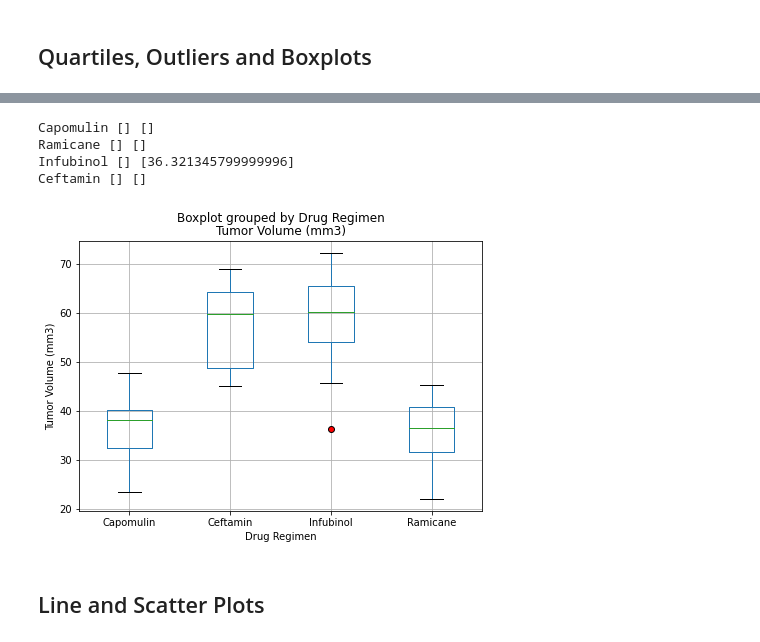
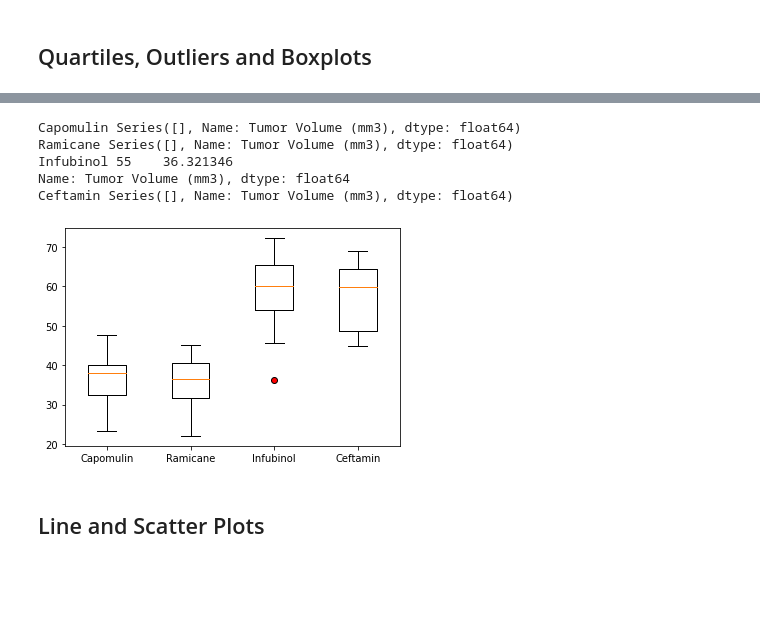
Before and after one commit to jdstrode/Matplotlib-Challenge, a Jupyter notebook: Pymaceuticals/pymaceuticals.ipynb, the cells around one changed output, grey strips where cells are left out. Saved outputs shown, nothing was run; the diff lists cells and outputs as text; code cells hidden in the pictures; blank space fills up the shorter version.

Commit message:
fixed for loop into list instead of dictionary so could plot boxplot differently, added scattergram

```diff
--- a/Pymaceuticals/pymaceuticals.ipynb
+++ b/Pymaceuticals/pymaceuticals.ipynb
@@ -332,36 +346,75 @@ for drug in sample_drugs:
 # %%
-for key, value in tumor_volumes.items():
+# for key, value in tumor_volumes.items():
 
-    quartiles = value.quantile([.25,.5,.75])
-    lowerq = quartiles[0.25]
-    upperq = quartiles[0.75]
-    iqr = upperq-lowerq
+#     quartiles = value.quantile([.25,.5,.75])
+#     lowerq = quartiles[0.25]
+#     upperq = quartiles[0.75]
+#     iqr = upperq-lowerq
 
-    lower_bound = lowerq - (1.5*iqr)
-    upper_bound = upperq + (1.5*iqr)
+#     lower_bound = lowerq - (1.5*iqr)
+#     upper_bound = upperq + (1.5*iqr)
 
-    lower_outliers = [v for v in value.tolist() if v < lower_bound]
-    upper_outliers = [v for v in value.tolist() if v > upper_bound]
-    print(key, upper_outliers, lower_outliers)
+# #     outlier = value.loc[[value < lower_bound] | [value > upper_bound]]
+
+#     lower_outliers = [v for v in value.tolist() if v < lower_bound]
+#     upper_outliers = [v for v in value.tolist() if v > upper_bound]
+#     print(key, upper_outliers, lower_outliers)
+# #     print(key, outlier)
-# %% [output]
-Capomulin [] []
-Ramicane [] []
-Infubinol [] [36.321345799999996]
-Ceftamin [] []
 # %%
 # Generate a box plot of the final tumor volume of each mouse across four regimens of interest
 
 # tumorresults = tumorresults.sort_values(by=['Drug Regimen'])
 # tumorresults
+# %%
+#TUTOR HELP
+# Put treatments into a list for for loop (and later for plot labels)
+
+sample_drugs = ['Capomulin', 'Ramicane', 'Infubinol', 'Ceftamin']
+
+# Create empty list to fill with tumor vol data (for plotting)
+tumor_volumes = []
+
+# Calculate the IQR and quantitatively determine if there are any potential outliers.
+    # Locate the rows which contain mice on each drug and get the tumor volumes
+    # add subset
+    # Determine outliers using upper and lower bounds
+
+# Loop through the list
+for drug in sample_drugs:
+    tvolume = tumorresults.loc[tumorresults['Drug Regimen'] == drug, 'Tumor Volume (mm3)']
+    tumor_volumes.append(tvolume)
+
+    quartiles = tvolume.quantile([.25,.5,.75])
+    lowerq = quartiles[0.25]
+    upperq = quartiles[0.75]
+    iqr = upperq-lowerq
+
+    lower_bound = lowerq - (1.5*iqr)
+    upper_bound = upperq + (1.5*iqr)
+
+    outlier = tvolume.loc[(tvolume < lower_bound) | (tvolume > upper_bound)]
+
+    print(drug, outlier)
+# %% [output]
+Capomulin Series([], Name: Tumor Volume (mm3), dtype: float64)
+Ramicane Series([], Name: Tumor Volume (mm3), dtype: float64)
+Infubinol 55    36.321346
+Name: Tumor Volume (mm3), dtype: float64
+Ceftamin Series([], Name: Tumor Volume (mm3), dtype: float64)
+# %%
+red_dot = dict(markerfacecolor='r', marker='o')
+plt.boxplot(tumor_volumes, labels=sample_drugs,flierprops=red_dot, )
+plt.show()
+# %% [output]
+[figure, added]
 # %%
 red_dot = dict(markerfacecolor='r', marker='o')
 box_plot = tumorresults.boxplot(by="Drug Regimen",column =["Tumor Volume (mm3)"], flierprops=red_dot, figsize=(7,5))
 box_plot.set_ylabel("Tumor Volume (mm3)");
 
+plt.title("")
 plt.tight_layout
 plt.show()
-# %% [output]
-[figure, removed]
 # %% [markdown]
 ## Line and Scatter Plots
 # %%
```
Also changed, not shown: parts of 18 cells of this notebook.
